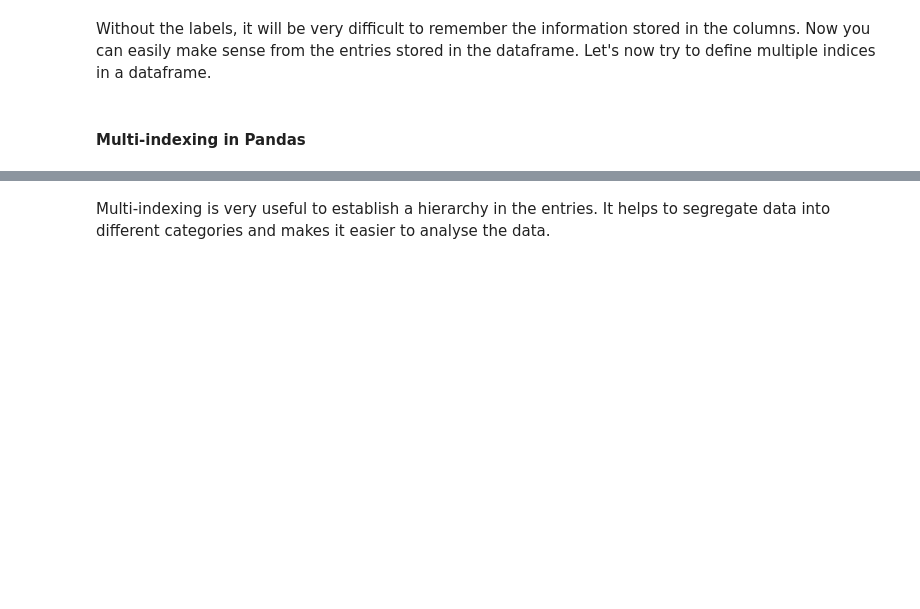
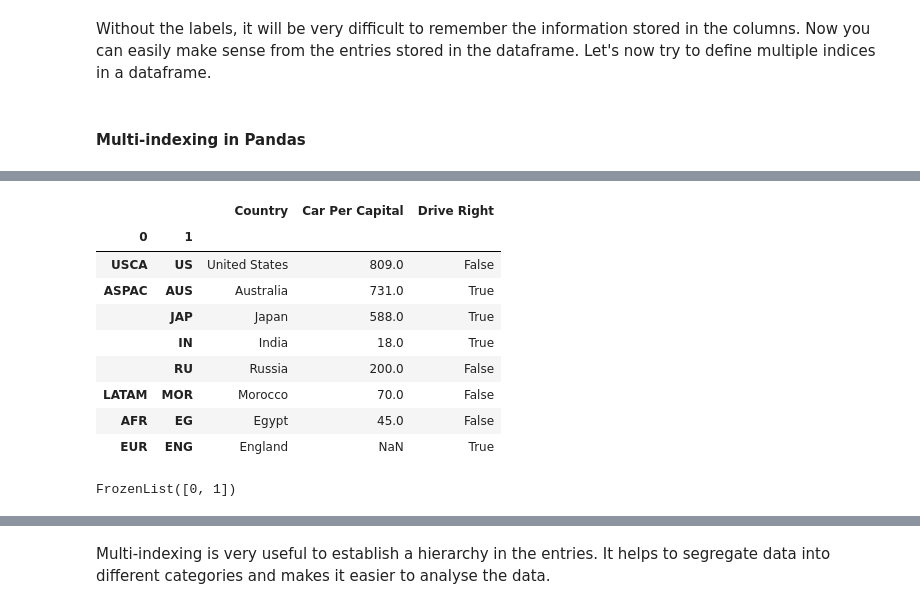
Before and after one commit to Anik-Adnan/Python-Libraries-NumPy-Matplotlib-and-Pandas, a Jupyter notebook: Pandas+Notebook+I.ipynb, the cells around one changed output, grey strips where cells are left out. Cells and saved outputs as stored; diff of their text form; code cells hidden in the pictures; blank space fills up the shorter version.

```diff
--- a/Pandas+Notebook+I.ipynb
+++ b/Pandas+Notebook+I.ipynb
@@ -120,10 +255,26 @@ cars =
 # %%
 # Change the column names as above
+cars.columns = [ "Country", "Car Per Capital", "Drive Right"]
 
 
 # Check the created dataframe
+cars
+# %% [output]
+|  |  | Country | Car Per Capital | Drive Right |
+| 0 | 1 |  |  |  |
+| USCA | US | United States | 809.0 | False |
+| ASPAC | AUS | Australia | 731.0 | True |
+|  | JAP | Japan | 588.0 | True |
+|  | IN | India | 18.0 | True |
+|  | RU | Russia | 200.0 | False |
+| LATAM | MOR | Morocco | 70.0 | False |
+| AFR | EG | Egypt | 45.0 | False |
+| EUR | ENG | England | NaN | True |
 # %%
 # Print the index labels
+cars.index.names
+# %% [output]
+FrozenList([0, 1])
 # %%
 # Change the index labels: 0 - Region_code, 1 - Country_code
 
```
Also changed, not shown: parts of 17 cells of this notebook.
